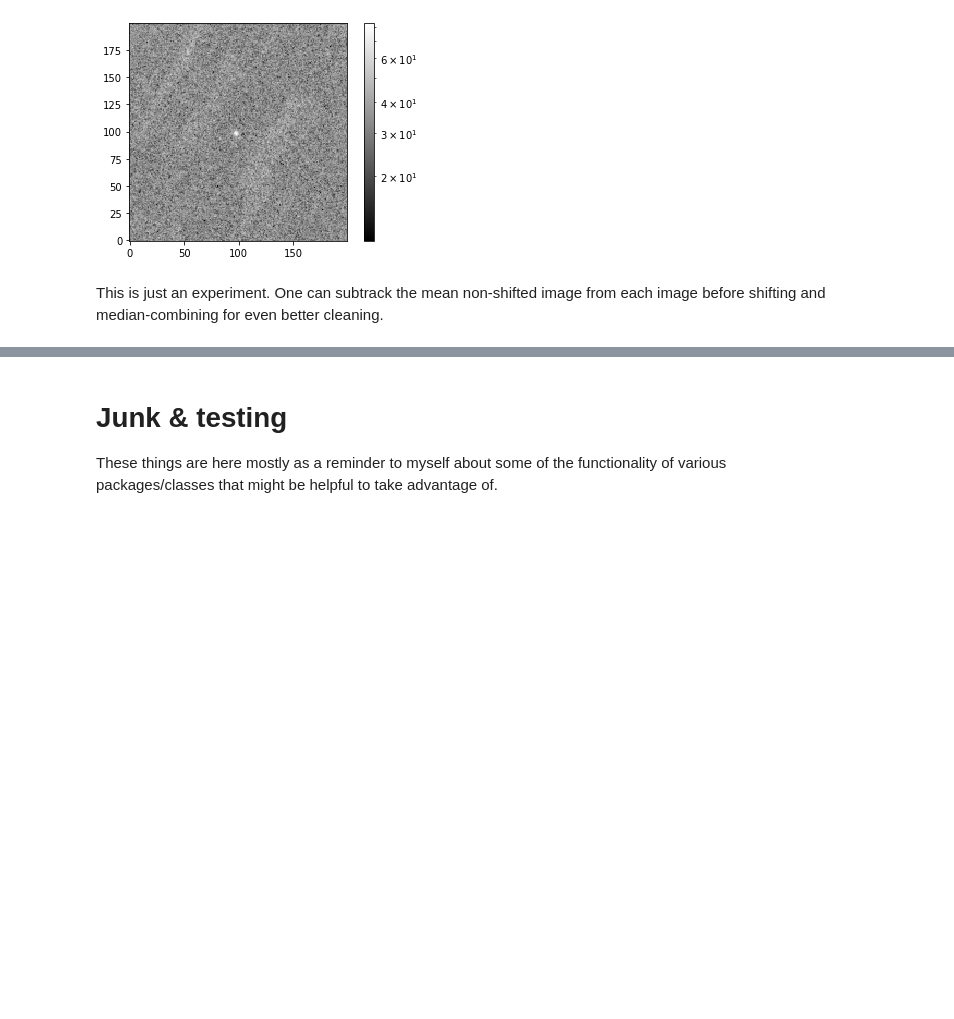
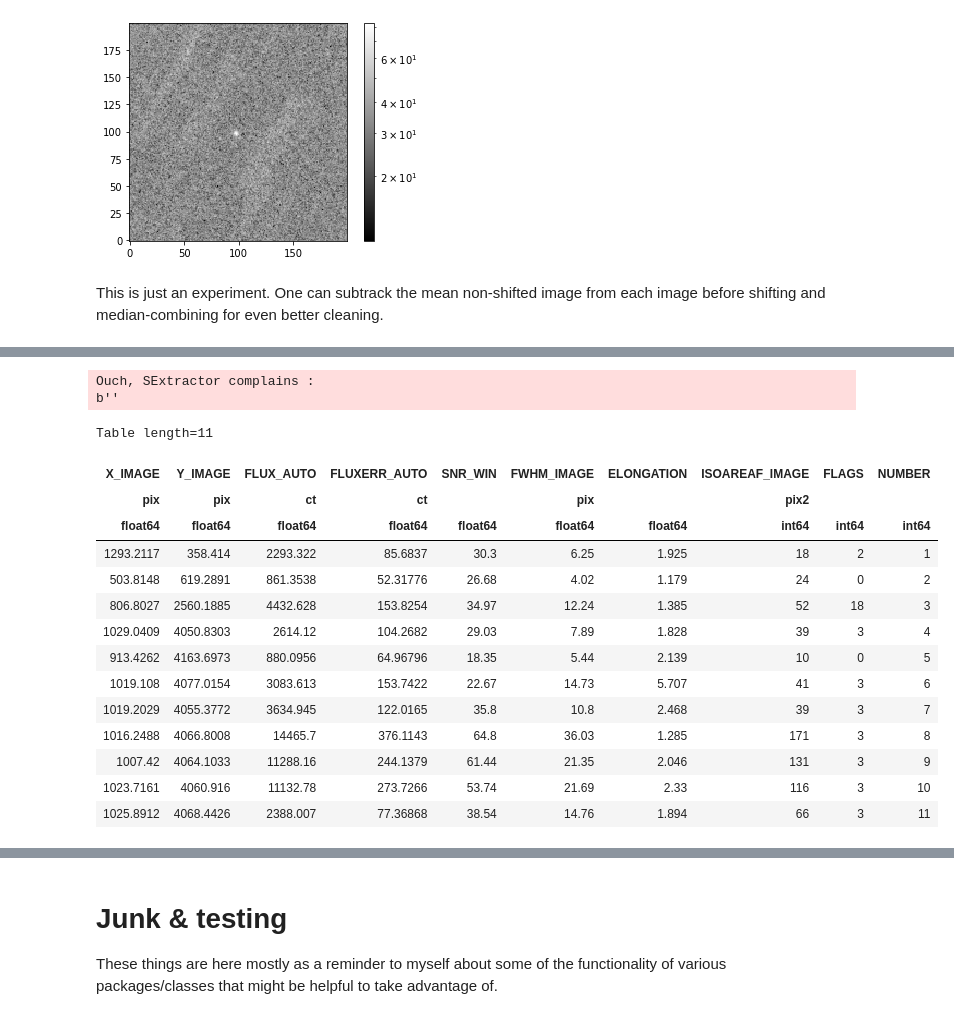
Before and after one commit to matthewjohnpayne/shifty, a Jupyter notebook: notebooks/demo_imagehandler.ipynb, the cells around one changed output, grey strips where cells are left out. Saved outputs shown, nothing was run; the diff lists cells and outputs as text; code cells hidden in the pictures; blank space fills up the shorter version.

Commit message:
Just playing around with SEWPy in the notebook.
Source Extractor Wrapper for Python. I like it.

```diff
--- a/notebooks/demo_imagehandler.ipynb
+++ b/notebooks/demo_imagehandler.ipynb
@@ -339,0 +344,8 @@ Combining images using median stacking.
+# %%
+import sewpy
+import importlib
+importlib.reload(sewpy)
+sew = sewpy.SEW(sexpath='sex',
+                params=["X_IMAGE", "Y_IMAGE", "FLUX_AUTO", "FLUXERR_AUTO", "SNR_WIN",
+                        "FWHM_IMAGE", "ELONGATION", "ISOAREAF_IMAGE", "FLAGS", "NUMBER"],
+                config={"DETECT_MINAREA":10, "DETECT_THRESH":2.5, "ANALYSIS_THRESH":1.5})
@@ -339,0 +370,21 @@ Combining images using median stacking.
+# %%
+out = sew("shifted_median_stack_clean.fits")
+out["table"] # this is an astropy table.
+# %% [output]
+Ouch, SExtractor complains :
+b''
+Table length=11
+| X_IMAGE | Y_IMAGE | FLUX_AUTO | FLUXERR_AUTO | SNR_WIN | FWHM_IMAGE | ELONGATION | ISOAREAF_IMAGE | FLAGS | NUMBER |
+| pix | pix | ct | ct |  | pix |  | pix2 |  |  |
+| float64 | float64 | float64 | float64 | float64 | float64 | float64 | int64 | int64 | int64 |
+| 1293.2117 | 358.414 | 2293.322 | 85.6837 | 30.3 | 6.25 | 1.925 | 18 | 2 | 1 |
+| 503.8148 | 619.2891 | 861.3538 | 52.31776 | 26.68 | 4.02 | 1.179 | 24 | 0 | 2 |
+| 806.8027 | 2560.1885 | 4432.628 | 153.8254 | 34.97 | 12.24 | 1.385 | 52 | 18 | 3 |
+| 1029.0409 | 4050.8303 | 2614.12 | 104.2682 | 29.03 | 7.89 | 1.828 | 39 | 3 | 4 |
+| 913.4262 | 4163.6973 | 880.0956 | 64.96796 | 18.35 | 5.44 | 2.139 | 10 | 0 | 5 |
+| 1019.108 | 4077.0154 | 3083.613 | 153.7422 | 22.67 | 14.73 | 5.707 | 41 | 3 | 6 |
+| 1019.2029 | 4055.3772 | 3634.945 | 122.0165 | 35.8 | 10.8 | 2.468 | 39 | 3 | 7 |
+| 1016.2488 | 4066.8008 | 14465.7 | 376.1143 | 64.8 | 36.03 | 1.285 | 171 | 3 | 8 |
+| 1007.42 | 4064.1033 | 11288.16 | 244.1379 | 61.44 | 21.35 | 2.046 | 131 | 3 | 9 |
+| 1023.7161 | 4060.916 | 11132.78 | 273.7266 | 53.74 | 21.69 | 2.33 | 116 | 3 | 10 |
+| 1025.8912 | 4068.4426 | 2388.007 | 77.36868 | 38.54 | 14.76 | 1.894 | 66 | 3 | 11 |
```
Also changed, not shown: parts of 10 cells of this notebook, 1 other file.
